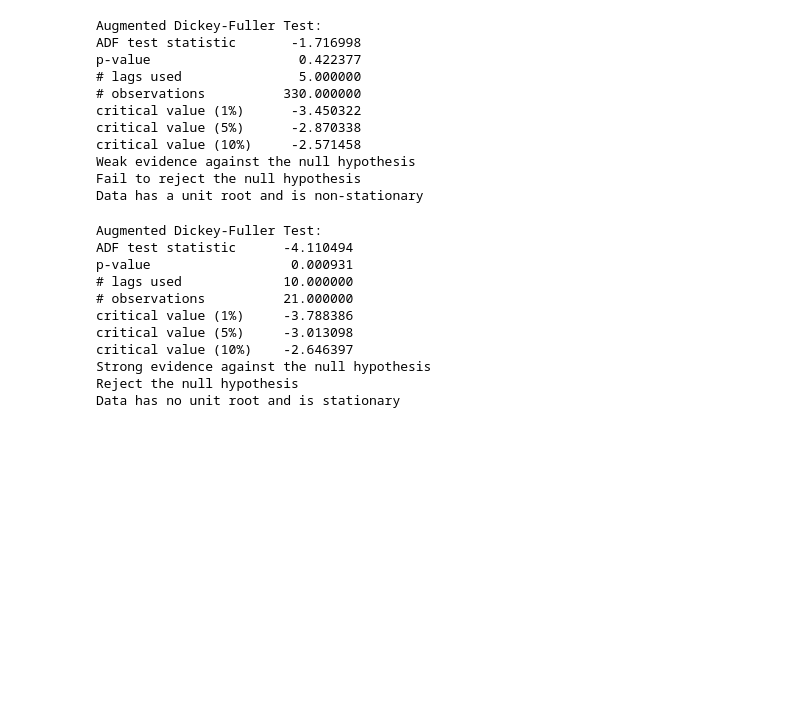
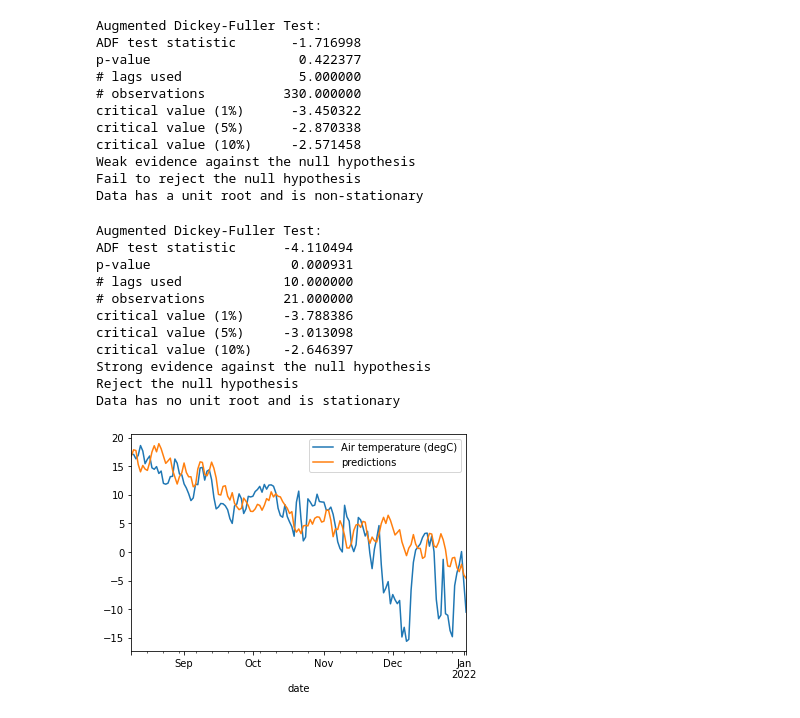
Before and after one commit to MikhailKuklin/time-series-analysis-forecasting, a Jupyter notebook: notebooks/ts_forecasting.ipynb, the cells around one changed output. Cells and saved outputs as stored; diff of their text form; code cells hidden in the pictures; blank space fills up the shorter version.

```diff
--- a/notebooks/ts_forecasting.ipynb
+++ b/notebooks/ts_forecasting.ipynb
@@ -44,6 +44,10 @@ fitted_model = ExponentialSmoothing(df_train['Air temperature (degC)'],trend='ad
 # make forecasting
 
 test_predictions = fitted_model.forecast(148).rename('Forecast')
+
+df_caus = df_test.copy()
+
+df_caus['predictions'] = fitted_model.forecast(148).rename('Forecast')
 # %%
 # plot forecasting and observations
 
@@ -368,3 +372,11 @@ critical value (10%)    -2.646397
 Strong evidence against the null hypothesis
 Reject the null hypothesis
 Data has no unit root and is stationary
+# %%
+# causuality (test set from the beginning and it's predictions will be used)
+
+df_caus.dropna(axis=0,inplace=True)
+
+df_caus[['Air temperature (degC)','predictions']].plot();
+# %% [output]
+[figure, added]
```
Also changed, not shown: parts of 4 cells of this notebook.
